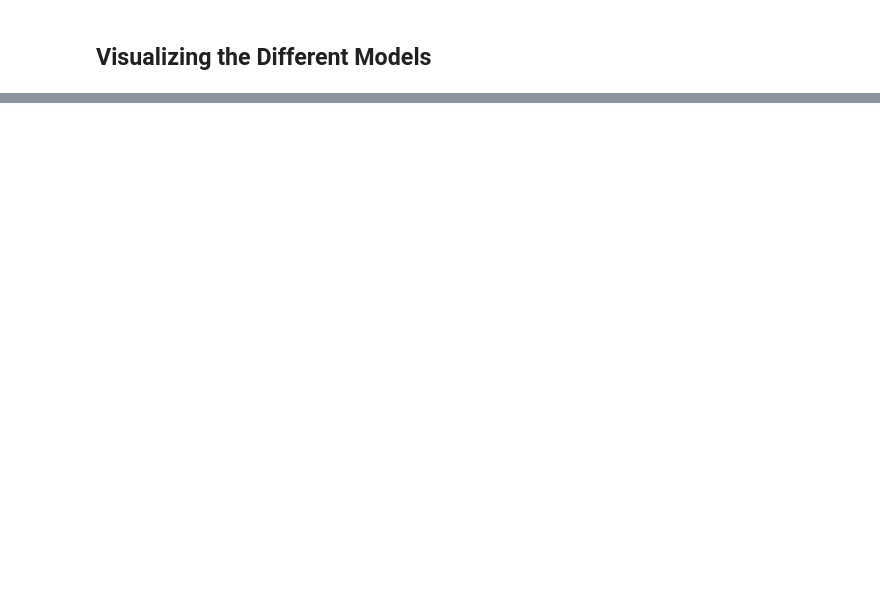
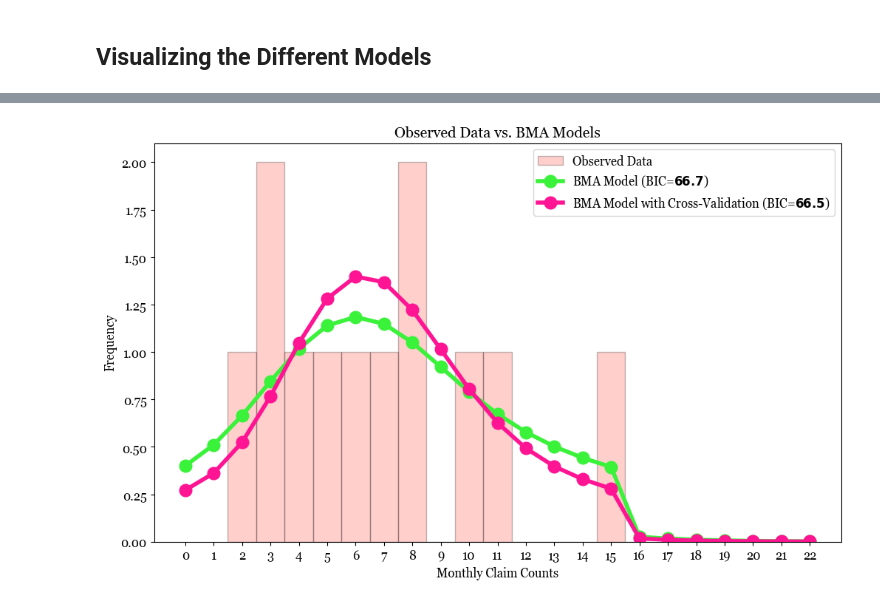
Before and after one commit to AlexFiliakov/bayesian-case-study, a Jupyter notebook: bayesian_case_study.ipynb, the cells around one changed output, grey strips where cells are left out. Cells and saved outputs as stored; diff of their text form; code cells hidden in the pictures; blank space fills up the shorter version.

Commit message:
added cross-validation

```diff
--- a/bayesian_case_study.ipynb
+++ b/bayesian_case_study.ipynb
@@ -491,0 +653,27 @@ plt.show()
+# %%
+# Define data range
+x = np.arange(0, int(max(y) * 1.5 + 1))
+
+# Evaluate BIC for the BMA Cross-Validation Model
+bic_bma_cv = round(calc_BIC(np.sum(np.log(average_pmf[y])), param_num_bma_cv, len(y)),2)
+
+# Plot the average BMA Cross-Validation model
+plt.figure(figsize=(12, 7))
+plt.hist(y, bins=np.arange(min(y)-0.5, 21 + 1.5), alpha=0.25, color='#FF4136', edgecolor='black', label='Observed Data')
+
+# Overlay the weighted average model
+plt.plot(x, average_pmf * len(y), 'o-', label=f'BMA Model (BIC=$\\mathbf{{{round(bic_averaged_model, 1)}}}$)', color='#3BF23B', markersize=12, linewidth=4)
+
+# Overlay the weighted average model
+plt.plot(x, average_pmf_bma_cv * len(y), 'o-', label=f'BMA Model with Cross-Validation (BIC=$\\mathbf{{{round(bic_bma_cv,1)}}}$)', color='#FF1493', markersize=12, linewidth=4)
+
+# Set x-axis labels for every element
+plt.xticks(x)
+
+plt.title('Observed Data vs. BMA Models')
+plt.xlabel('Monthly Claim Counts')
+plt.ylabel('Frequency')
+plt.legend()
+plt.show()
+# %% [output]
+[figure, added]
```
Also changed, not shown: parts of 12 cells of this notebook, 3 other files.
